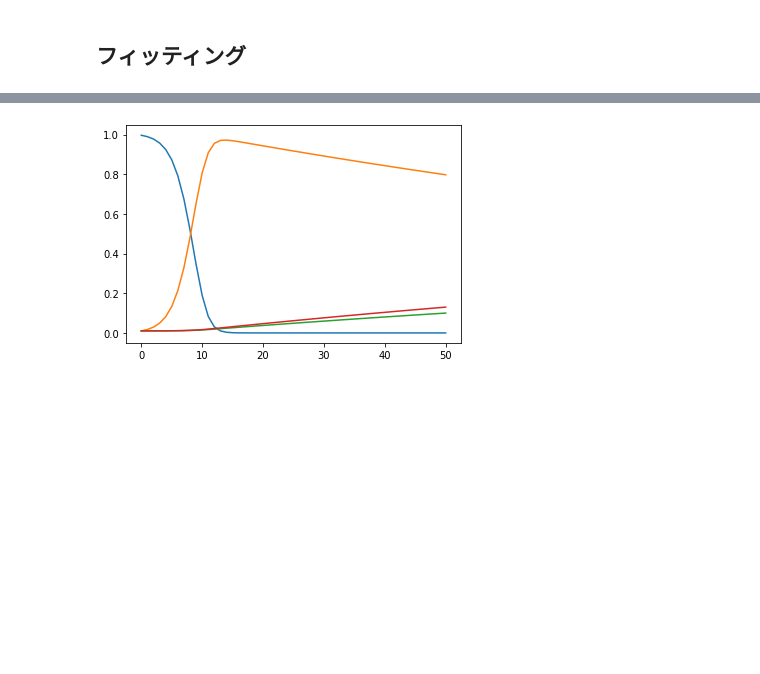
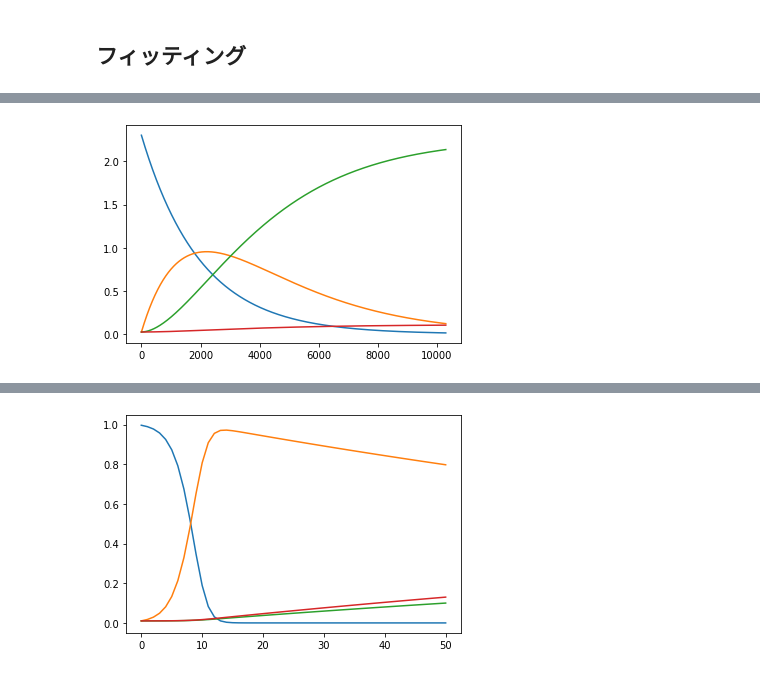
Before and after one commit to ShuichiroTsuda/TrendModel, a Jupyter notebook: TrendModel.ipynb, the cells around one changed output, grey strips where cells are left out. Saved outputs shown, nothing was run; the diff lists cells and outputs as text; code cells hidden in the pictures; blank space fills up the shorter version.

```diff
--- a/TrendModel.ipynb
+++ b/TrendModel.ipynb
@@ -154,0 +179,9 @@ def rmse2(pars,obs,init = (0.97, 0.01, 0.01, 0.01)):
+# %%
+T = len(data)
+X1, t_set = model1_standardized(opt.x, T)
+fig, ax = plt.subplots()
+labels = ["y1", "y2", "y3", "y4"]
+for i in range(4):
+    ax.plot(X1[:,i], label=labels[i])
+# %% [output]
+[figure, added]
```
Also changed, not shown: parts of 18 cells of this notebook.
